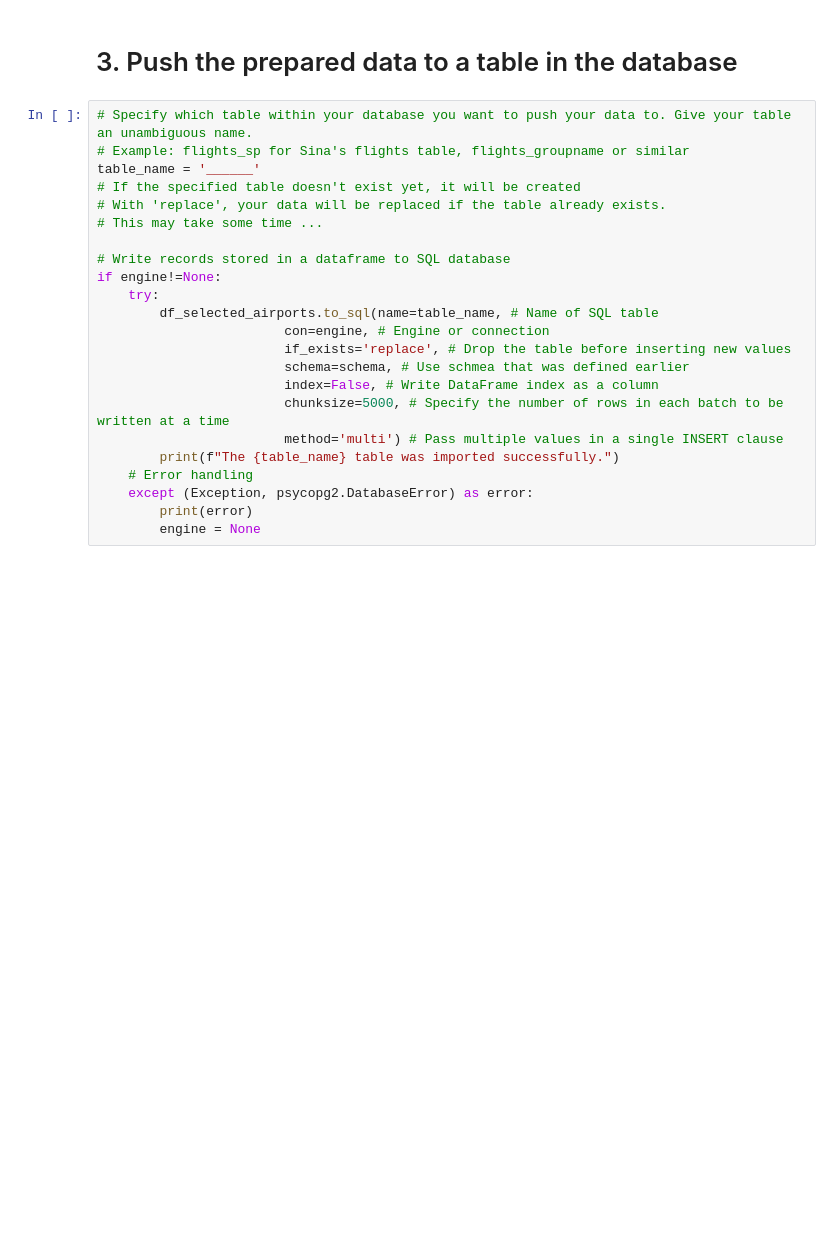
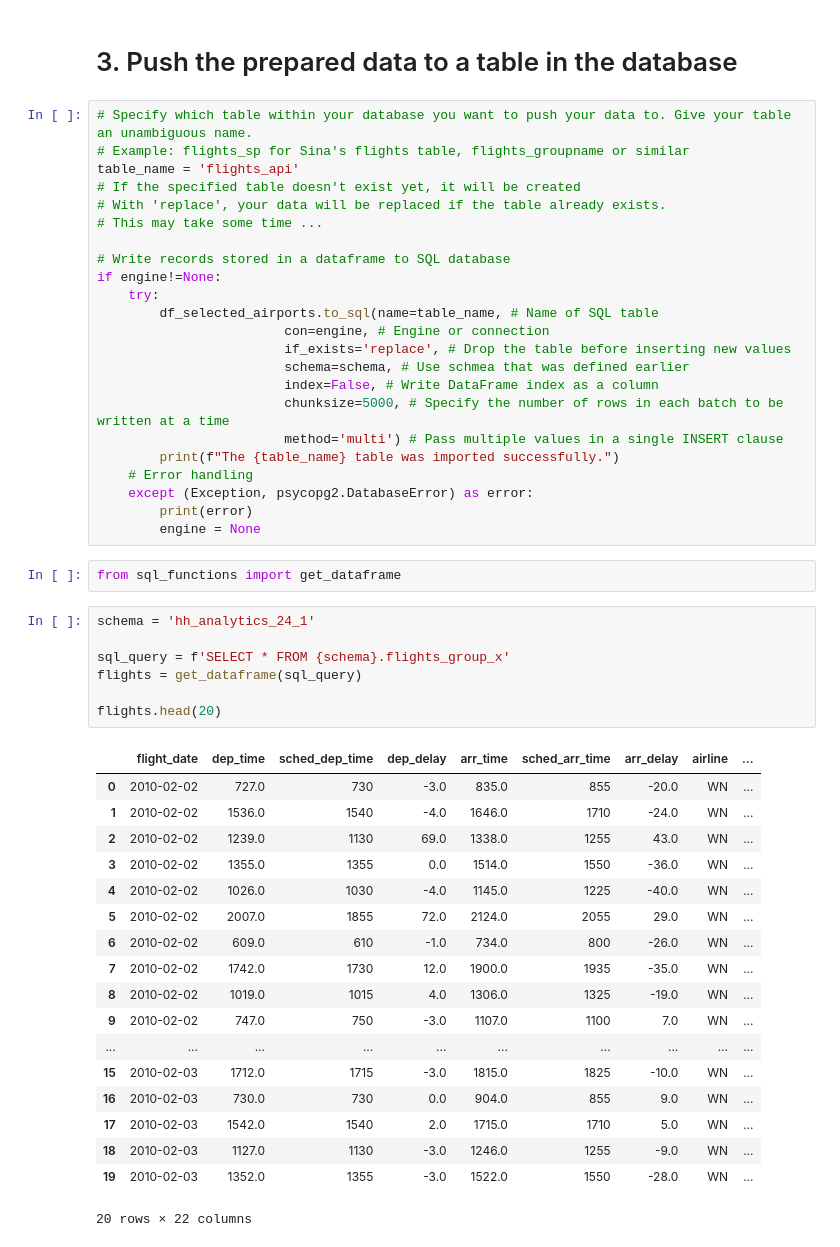
Before and after one commit to susanneferschl/da-sql-api-project-group-2_sf, a Jupyter notebook: get_flights_data.ipynb, the cells around one changed output. Cells and saved outputs as stored; diff of their text form; blank space fills up the shorter version.

```diff
--- a/get_flights_data.ipynb
+++ b/get_flights_data.ipynb
@@ -187,7 +253,7 @@ df_selected_airports.head()
 # %%
 # Specify which table within your database you want to push your data to. Give your table an unambiguous name.
 # Example: flights_sp for Sina's flights table, flights_groupname or similar
-table_name = '______'
+table_name = 'flights_api'
 # If the specified table doesn't exist yet, it will be created
 # With 'replace', your data will be replaced if the table already exists.
 # This may take some time ...
@@ -207,5 +273,33 @@ if engine!=None:
     except (Exception, psycopg2.DatabaseError) as error:
         print(error)
         engine = None
+# %%
+from sql_functions import get_dataframe
+# %%
+schema = 'hh_analytics_24_1'
+
+sql_query = f'SELECT * FROM {schema}.flights_group_x'
+flights = get_dataframe(sql_query)
+
+flights.head(20)
+# %% [output]
+|  | flight_date | dep_time | sched_dep_time | dep_delay | arr_time | sched_arr_time | arr_delay | airline | ... |
+| 0 | 2010-02-02 | 727.0 | 730 | -3.0 | 835.0 | 855 | -20.0 | WN | ... |
+| 1 | 2010-02-02 | 1536.0 | 1540 | -4.0 | 1646.0 | 1710 | -24.0 | WN | ... |
+| 2 | 2010-02-02 | 1239.0 | 1130 | 69.0 | 1338.0 | 1255 | 43.0 | WN | ... |
+| 3 | 2010-02-02 | 1355.0 | 1355 | 0.0 | 1514.0 | 1550 | -36.0 | WN | ... |
+| 4 | 2010-02-02 | 1026.0 | 1030 | -4.0 | 1145.0 | 1225 | -40.0 | WN | ... |
+| 5 | 2010-02-02 | 2007.0 | 1855 | 72.0 | 2124.0 | 2055 | 29.0 | WN | ... |
+| 6 | 2010-02-02 | 609.0 | 610 | -1.0 | 734.0 | 800 | -26.0 | WN | ... |
+| 7 | 2010-02-02 | 1742.0 | 1730 | 12.0 | 1900.0 | 1935 | -35.0 | WN | ... |
+| 8 | 2010-02-02 | 1019.0 | 1015 | 4.0 | 1306.0 | 1325 | -19.0 | WN | ... |
+| 9 | 2010-02-02 | 747.0 | 750 | -3.0 | 1107.0 | 1100 | 7.0 | WN | ... |
+| ... | ... | ... | ... | ... | ... | ... | ... | ... | ... |
+| 15 | 2010-02-03 | 1712.0 | 1715 | -3.0 | 1815.0 | 1825 | -10.0 | WN | ... |
+| 16 | 2010-02-03 | 730.0 | 730 | 0.0 | 904.0 | 855 | 9.0 | WN | ... |
+| 17 | 2010-02-03 | 1542.0 | 1540 | 2.0 | 1715.0 | 1710 | 5.0 | WN | ... |
+| 18 | 2010-02-03 | 1127.0 | 1130 | -3.0 | 1246.0 | 1255 | -9.0 | WN | ... |
+| 19 | 2010-02-03 | 1352.0 | 1355 | -3.0 | 1522.0 | 1550 | -28.0 | WN | ... |
+20 rows × 22 columns
 # %%
 # Just to be sure: Check if the number of rows match
```
Also changed, not shown: parts of 9 cells of this notebook, 2 other files.
